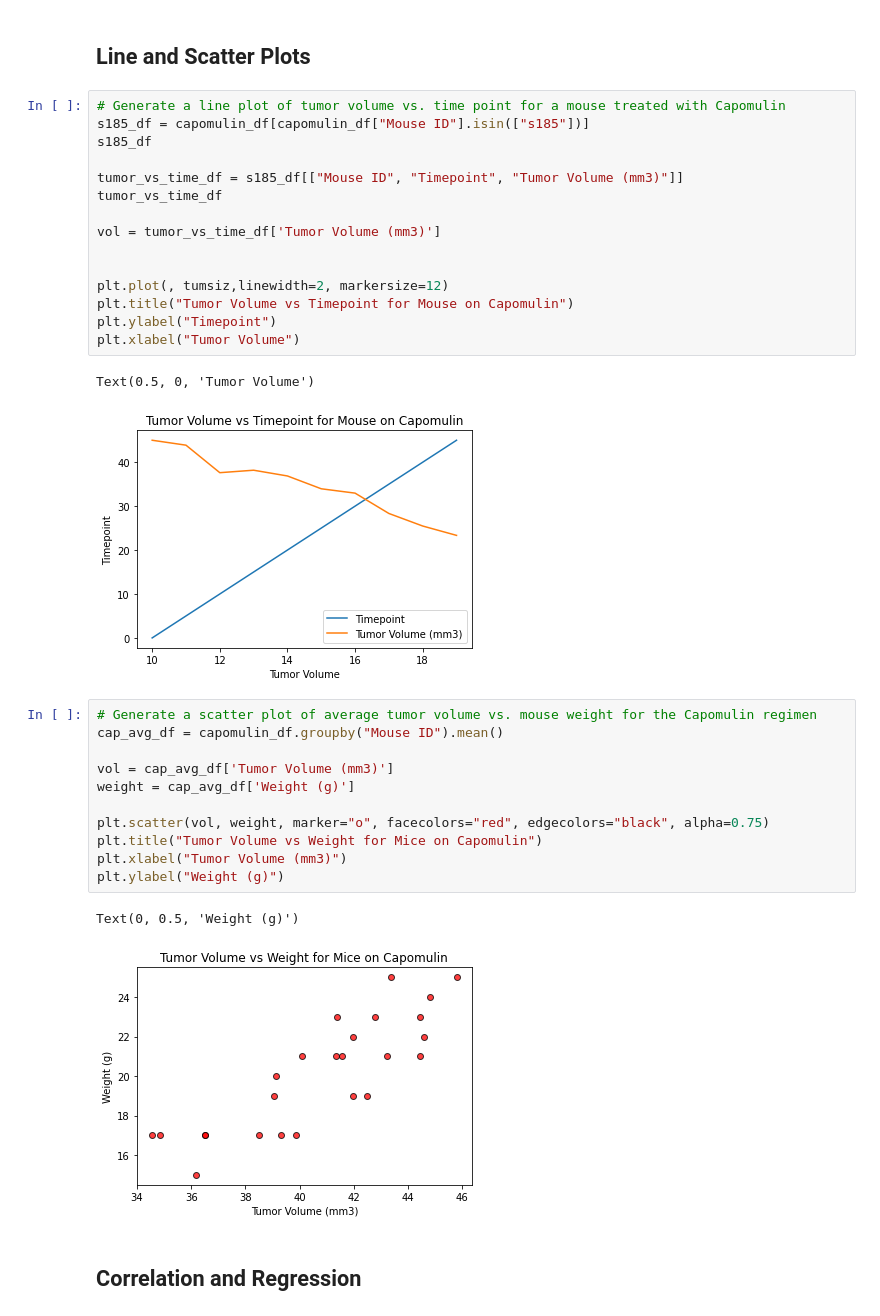
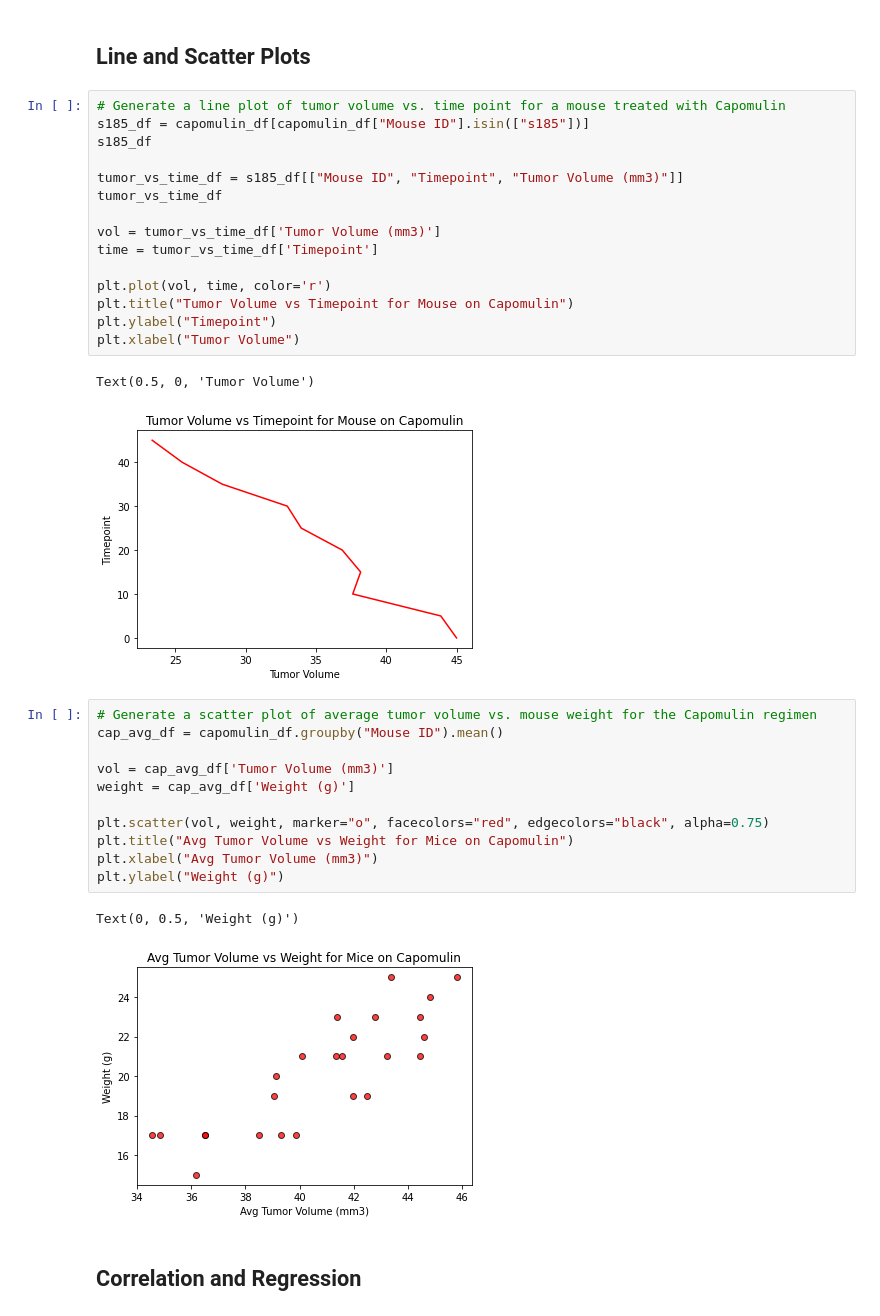
Before and after one commit to nicpie-bit/Mouse-Tumor-Analysis-Matplotlib, a Jupyter notebook: PowerOfPlots/pymaceuticals_starter.ipynb, the cells around one changed output. Cells and saved outputs as stored; diff of their text form.

```diff
--- a/PowerOfPlots/pymaceuticals_starter.ipynb
+++ b/PowerOfPlots/pymaceuticals_starter.ipynb
@@ -248,21 +304,21 @@ ceftamin_df
 # %%
 # Generate a line plot of tumor volume vs. time point for a mouse treated with Capomulin
 s185_df = capomulin_df[capomulin_df["Mouse ID"].isin(["s185"])]
 s185_df
 
 tumor_vs_time_df = s185_df[["Mouse ID", "Timepoint", "Tumor Volume (mm3)"]]
 tumor_vs_time_df
 
 vol = tumor_vs_time_df['Tumor Volume (mm3)']
+time = tumor_vs_time_df['Timepoint']
 
-
-plt.plot(, tumsiz,linewidth=2, markersize=12)
+plt.plot(vol, time, color='r')
 plt.title("Tumor Volume vs Timepoint for Mouse on Capomulin")
 plt.ylabel("Timepoint")
 plt.xlabel("Tumor Volume")
 # %% [output]
 Text(0.5, 0, 'Tumor Volume')
-[figure, old version]
+[figure, new version]
 # %%
 # Generate a scatter plot of average tumor volume vs. mouse weight for the Capomulin regimen
 cap_avg_df = capomulin_df.groupby("Mouse ID").mean()
@@ -271,12 +327,12 @@ vol = cap_avg_df['Tumor Volume (mm3)']
 weight = cap_avg_df['Weight (g)']
 
 plt.scatter(vol, weight, marker="o", facecolors="red", edgecolors="black", alpha=0.75)
-plt.title("Tumor Volume vs Weight for Mice on Capomulin")
-plt.xlabel("Tumor Volume (mm3)")
+plt.title("Avg Tumor Volume vs Weight for Mice on Capomulin")
+plt.xlabel("Avg Tumor Volume (mm3)")
 plt.ylabel("Weight (g)")
 # %% [output]
 Text(0, 0.5, 'Weight (g)')
-[figure, old version]
+[figure, new version]
 # %% [markdown]
 ## Correlation and Regression
 # %%
```
Also changed, not shown: parts of 7 cells of this notebook.
